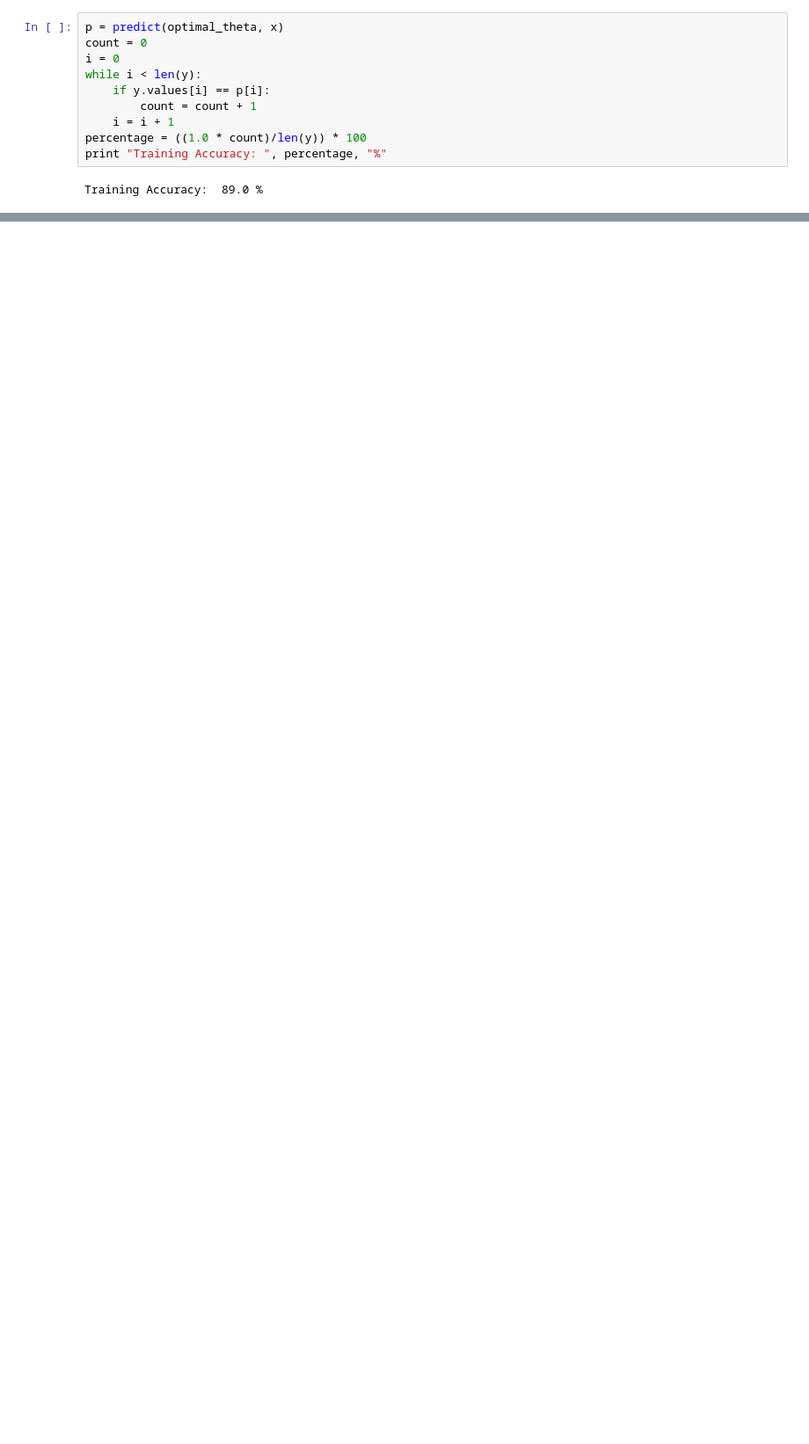
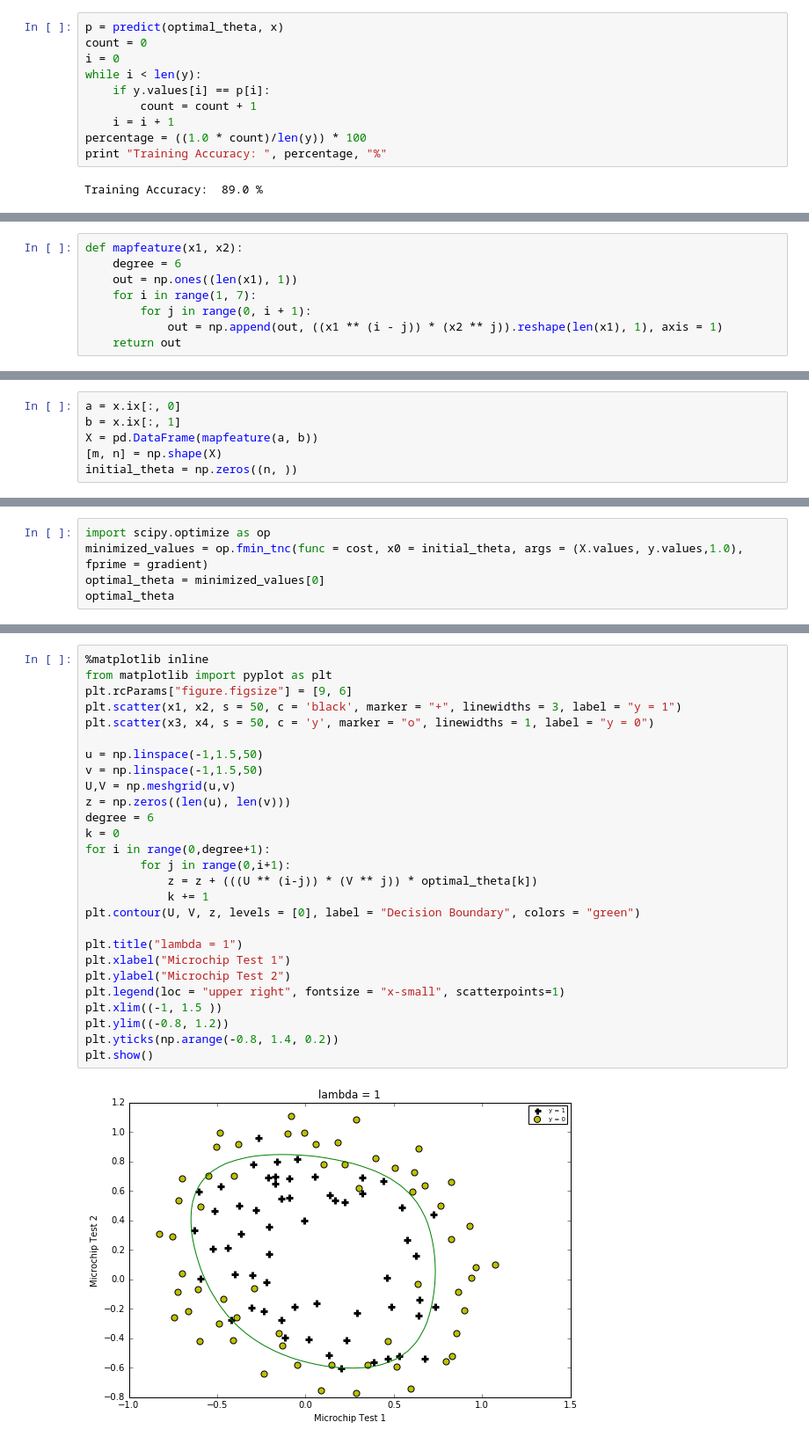
Before and after one commit to aishuannu/stanford_ml, a Jupyter notebook: Exercise 2.ipynb, the cells around one changed output, grey strips where cells are left out. Shown at 88% size. Drawn from its saved outputs; the diff is of its cells as text; blank space fills up the shorter version.

Commit message:
initial commit

```diff
--- a/Exercise 2.ipynb
+++ b/Exercise 2.ipynb
@@ -140,0 +219,8 @@ Training Accuracy:  89.0 %
+# %%
+def mapfeature(x1, x2):
+    degree = 6
+    out = np.ones((len(x1), 1))
+    for i in range(1, 7):
+        for j in range(0, i + 1):
+            out = np.append(out, ((x1 ** (i - j)) * (x2 ** j)).reshape(len(x1), 1), axis = 1)
+    return out
@@ -140,0 +229,6 @@ Training Accuracy:  89.0 %
+# %%
+a = x.ix[:, 0]
+b = x.ix[:, 1]
+X = pd.DataFrame(mapfeature(a, b))
+[m, n] = np.shape(X)
+initial_theta = np.zeros((n, ))
@@ -140,0 +279,5 @@ Training Accuracy:  89.0 %
+# %%
+import scipy.optimize as op
+minimized_values = op.fmin_tnc(func = cost, x0 = initial_theta, args = (X.values, y.values,1.0), fprime = gradient)
+optimal_theta = minimized_values[0]
+optimal_theta
@@ -140,0 +306,29 @@ Training Accuracy:  89.0 %
+# %%
+%matplotlib inline
+from matplotlib import pyplot as plt
+plt.rcParams["figure.figsize"] = [9, 6]
+plt.scatter(x1, x2, s = 50, c = 'black', marker = "+", linewidths = 3, label = "y = 1")
+plt.scatter(x3, x4, s = 50, c = 'y', marker = "o", linewidths = 1, label = "y = 0")
+
+u = np.linspace(-1,1.5,50)
+v = np.linspace(-1,1.5,50)
+U,V = np.meshgrid(u,v)
+z = np.zeros((len(u), len(v)))
+degree = 6
+k = 0
+for i in range(0,degree+1):
+        for j in range(0,i+1):
+            z = z + (((U ** (i-j)) * (V ** j)) * optimal_theta[k])
+            k += 1
+plt.contour(U, V, z, levels = [0], label = "Decision Boundary", colors = "green")
+
+plt.title("lambda = 1")
+plt.xlabel("Microchip Test 1")
+plt.ylabel("Microchip Test 2")
+plt.legend(loc = "upper right", fontsize = "x-small", scatterpoints=1)
+plt.xlim((-1, 1.5 ))
+plt.ylim((-0.8, 1.2))
+plt.yticks(np.arange(-0.8, 1.4, 0.2))
+plt.show()
+# %% [output]
+[figure, added]
```
Also changed, not shown: parts of 41 cells of this notebook.
